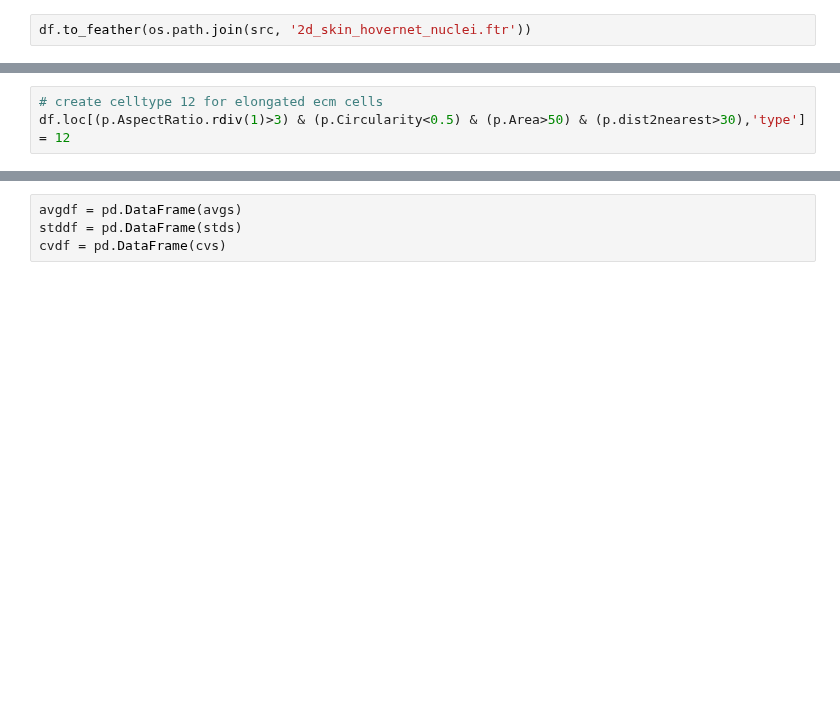
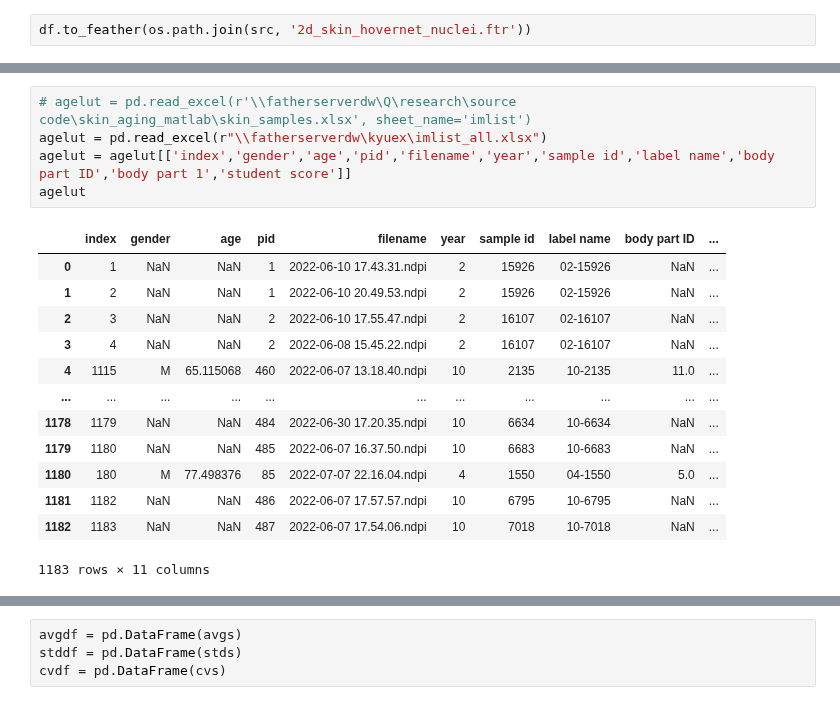
Before and after one commit to Wirtz-Lab/wsi_analysis, a Jupyter notebook: kyu/complete/summarize_nuclei_shape_df.ipynb, the cells around one changed output, grey strips where cells are left out. Drawn from its saved outputs; the diff is of its cells as text; blank space fills up the shorter version.

```diff
--- a/kyu/complete/summarize_nuclei_shape_df.ipynb
+++ b/kyu/complete/summarize_nuclei_shape_df.ipynb
@@ -79,3 +44,19 @@ df
-# %%
-# create celltype 12 for elongated ecm cells
-df.loc[(p.AspectRatio.rdiv(1)>3) & (p.Circularity<0.5) & (p.Area>50) & (p.dist2nearest>30),'type'] = 12
+# %%
+# agelut = pd.read_excel(r'\\fatherserverdw\Q\research\source code\skin_aging_matlab\skin_samples.xlsx', sheet_name='imlist')
+agelut = pd.read_excel(r"\\fatherserverdw\kyuex\imlist_all.xlsx")
+agelut = agelut[['index','gender','age','pid','filename','year','sample id','label name','body part ID','body part 1','student score']]
+agelut
+# %% [output]
+|  | index | gender | age | pid | filename | year | sample id | label name | body part ID | ... |
+| 0 | 1 | NaN | NaN | 1 | 2022-06-10 17.43.31.ndpi | 2 | 15926 | 02-15926 | NaN | ... |
+| 1 | 2 | NaN | NaN | 1 | 2022-06-10 20.49.53.ndpi | 2 | 15926 | 02-15926 | NaN | ... |
+| 2 | 3 | NaN | NaN | 2 | 2022-06-10 17.55.47.ndpi | 2 | 16107 | 02-16107 | NaN | ... |
+| 3 | 4 | NaN | NaN | 2 | 2022-06-08 15.45.22.ndpi | 2 | 16107 | 02-16107 | NaN | ... |
+| 4 | 1115 | M | 65.115068 | 460 | 2022-06-07 13.18.40.ndpi | 10 | 2135 | 10-2135 | 11.0 | ... |
+| ... | ... | ... | ... | ... | ... | ... | ... | ... | ... | ... |
+| 1178 | 1179 | NaN | NaN | 484 | 2022-06-30 17.20.35.ndpi | 10 | 6634 | 10-6634 | NaN | ... |
+| 1179 | 1180 | NaN | NaN | 485 | 2022-06-07 16.37.50.ndpi | 10 | 6683 | 10-6683 | NaN | ... |
+| 1180 | 180 | M | 77.498376 | 85 | 2022-07-07 22.16.04.ndpi | 4 | 1550 | 04-1550 | 5.0 | ... |
+| 1181 | 1182 | NaN | NaN | 486 | 2022-06-07 17.57.57.ndpi | 10 | 6795 | 10-6795 | NaN | ... |
+| 1182 | 1183 | NaN | NaN | 487 | 2022-06-07 17.54.06.ndpi | 10 | 7018 | 10-7018 | NaN | ... |
+1183 rows × 11 columns
```
Also changed, not shown: parts of 28 cells of this notebook, 1 other file.
